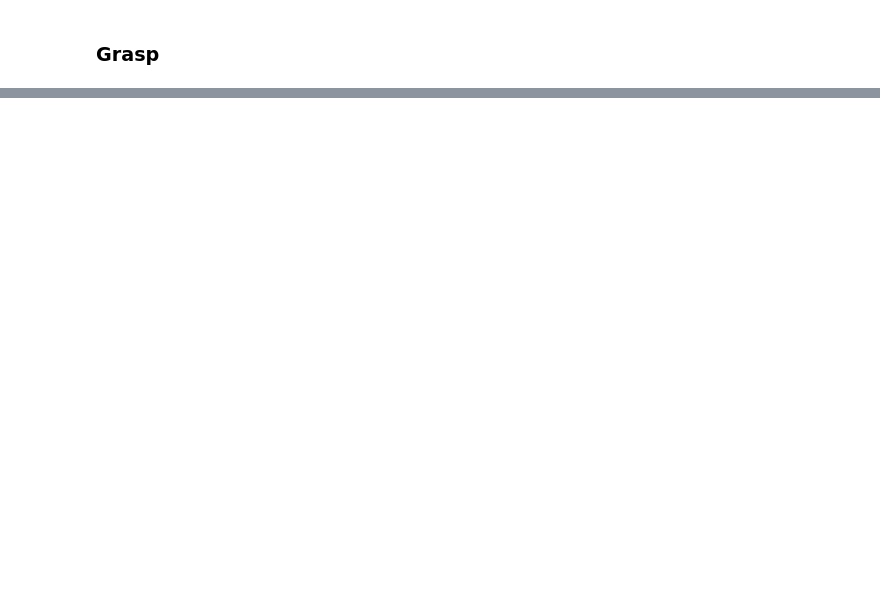
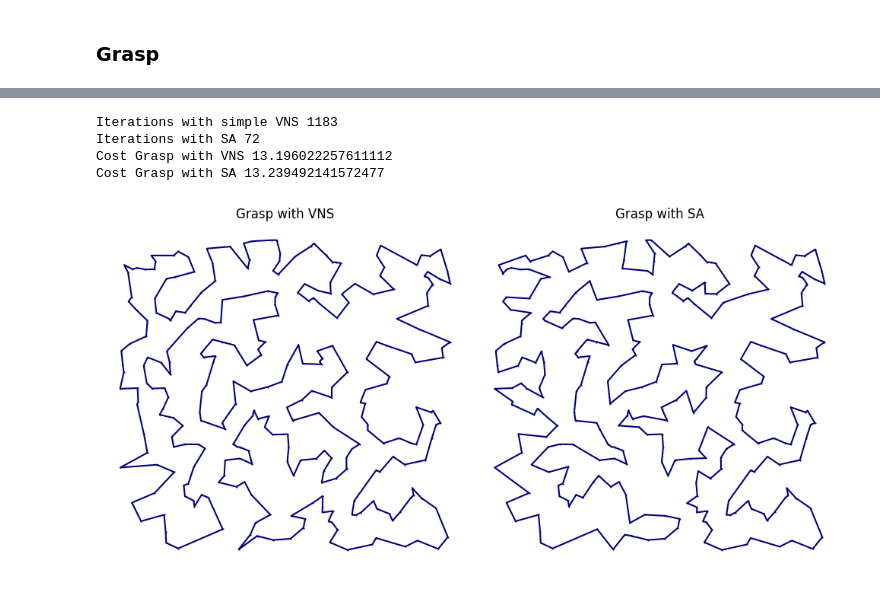
Before and after one commit to bruscalia/tsp-grasp, a Jupyter notebook: docs/source/Examples.ipynb, the cells around one changed output, grey strips where cells are left out. Cells and saved outputs as stored; diff of their text form; code cells hidden in the pictures; blank space fills up the shorter version.

```diff
--- a/docs/source/Examples.ipynb
+++ b/docs/source/Examples.ipynb
@@ -164,0 +176,40 @@ plt.show()
+# %%
+# Instantiate algorithms and solve problem
+ls = LocalSearch(seed=12)
+sa = SimulatedAnnealing(seed=12, T_start=1e-2, T_final=1e-8, decay=0.99)
+greedy = CheapestArc(seed=12)
+grasp = Grasp(constructive=greedy, local_search=ls, seed=12)
+grasp_sa = Grasp(constructive=greedy, local_search=sa, seed=12)
+
+sol_vns = grasp(D, time_limit=60)
+sol_sa = grasp_sa(D, time_limit=60)
+
+print(f"Iterations with simple VNS {len(grasp.costs)}")
+print(f"Iterations with SA {len(grasp_sa.costs)}")
+
+print(f"Cost Grasp with VNS {sol_vns.cost}")
+print(f"Cost Grasp with SA {sol_sa.cost}")
+# %% [output]
+Iterations with simple VNS 1183
+Iterations with SA 72
+Cost Grasp with VNS 13.196022257611112
+Cost Grasp with SA 13.239492141572477
+# %%
+fig, ax = plt.subplots(1, 2, figsize=[10, 5], dpi=100)
+
+tour = np.array(sol_vns.tour)
+ax[0].scatter(X[tour, 0], X[tour, 1], color="navy", s=0.3)
+ax[0].plot(X[tour, 0], X[tour, 1], color="navy")
+ax[0].set_title("Grasp with VNS")
+ax[0].axis('off')
+
+tour = np.array(sol_sa.tour)
+ax[1].scatter(X[tour, 0], X[tour, 1], color="navy", s=0.3)
+ax[1].plot(X[tour, 0], X[tour, 1], color="navy")
+ax[1].set_title("Grasp with SA")
+
+ax[1].axis('off')
+fig.tight_layout()
+plt.show()
+# %% [output]
+[figure, added]
```
Also changed, not shown: parts of 6 cells of this notebook, 6 other files.
